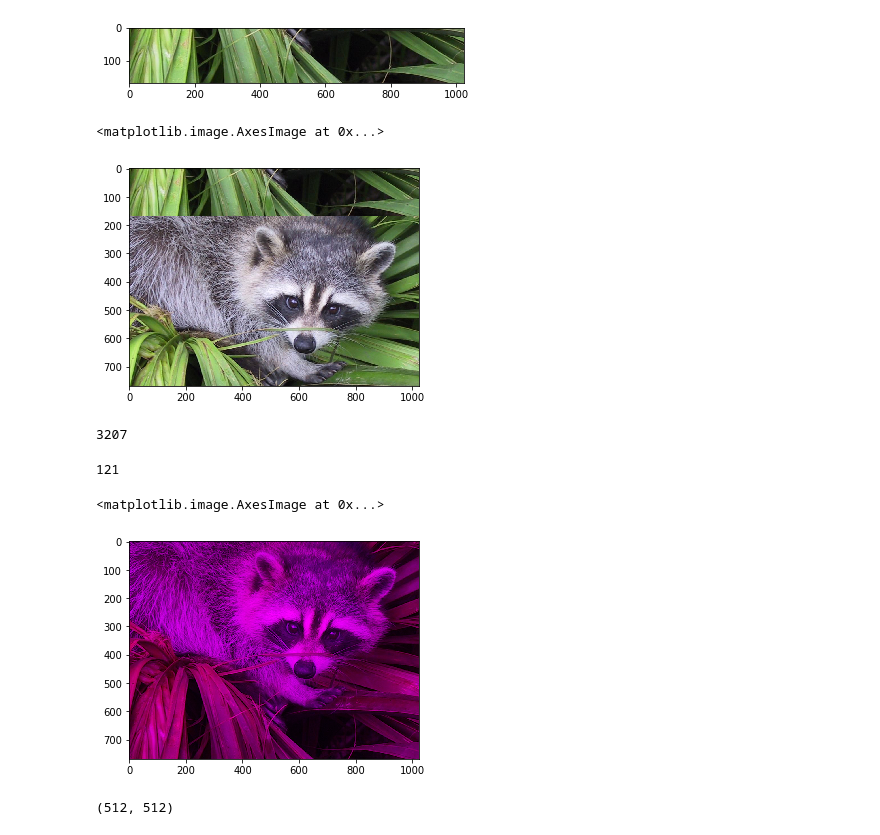
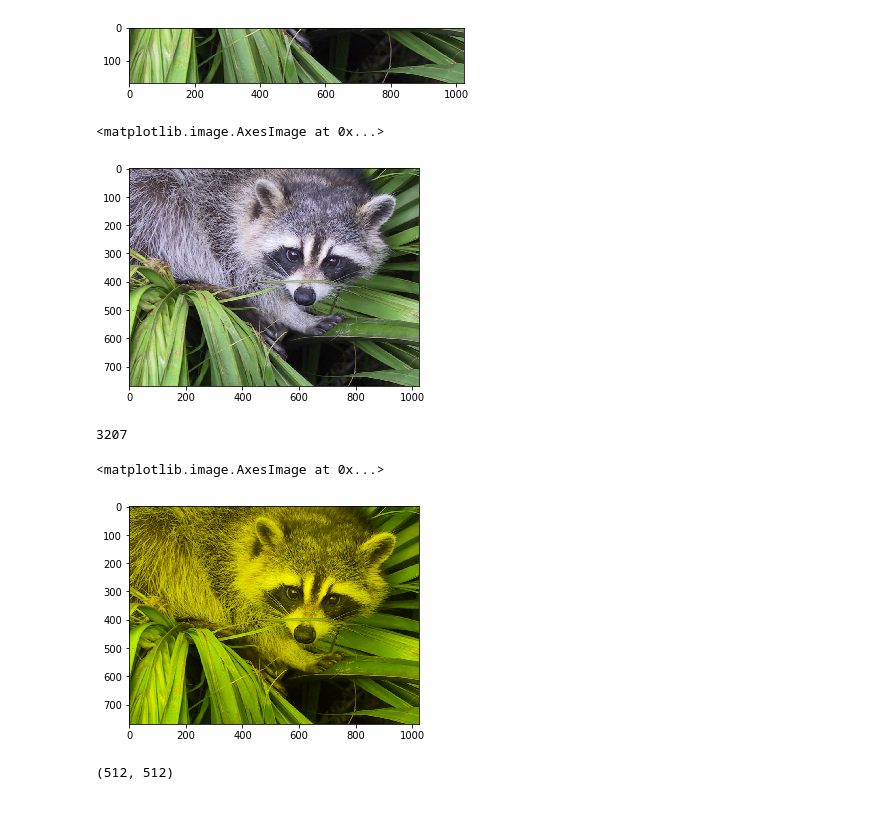
Before and after one commit to srikanthpragada/DS_26_AUG_2020, a Jupyter notebook: numpy/numpy_demo.ipynb, the cells around one changed output. Drawn from its saved outputs; the diff is of its cells as text; code cells hidden in the pictures.

```diff
--- a/numpy/numpy_demo.ipynb
+++ b/numpy/numpy_demo.ipynb
@@ -1108,23 +1108,21 @@ plt.imshow(f2)
 <matplotlib.image.AxesImage at 0x...>
 [figure]
 # %%
-plt.imshow(np.vstack((f2,f1)))
+plt.imshow(np.vstack((f1,f2)))
 # %% [output]
 <matplotlib.image.AxesImage at 0x...>
-[figure, old version]
+[figure, new version]
 # %%
 (face2[:,:,2]  == 0).sum()     # How many pixels have blue color set to zero
 # %% [output]
 3207
 # %%
 newimg = img.copy()
-print(newimg[0,0,0])
-newimg[:,:,1] = 0
+newimg[:,:,2] = 0
 plt.imshow(newimg)
 # %% [output]
-121
+<matplotlib.image.AxesImage at 0x...>
-<matplotlib.image.AxesImage at 0x...>
-[figure, old version]
+[figure, new version]
 # %%
 gimg = misc.ascent()
 gimg.shape
```
Also changed, not shown: parts of 5 cells of this notebook, 6 other files.
